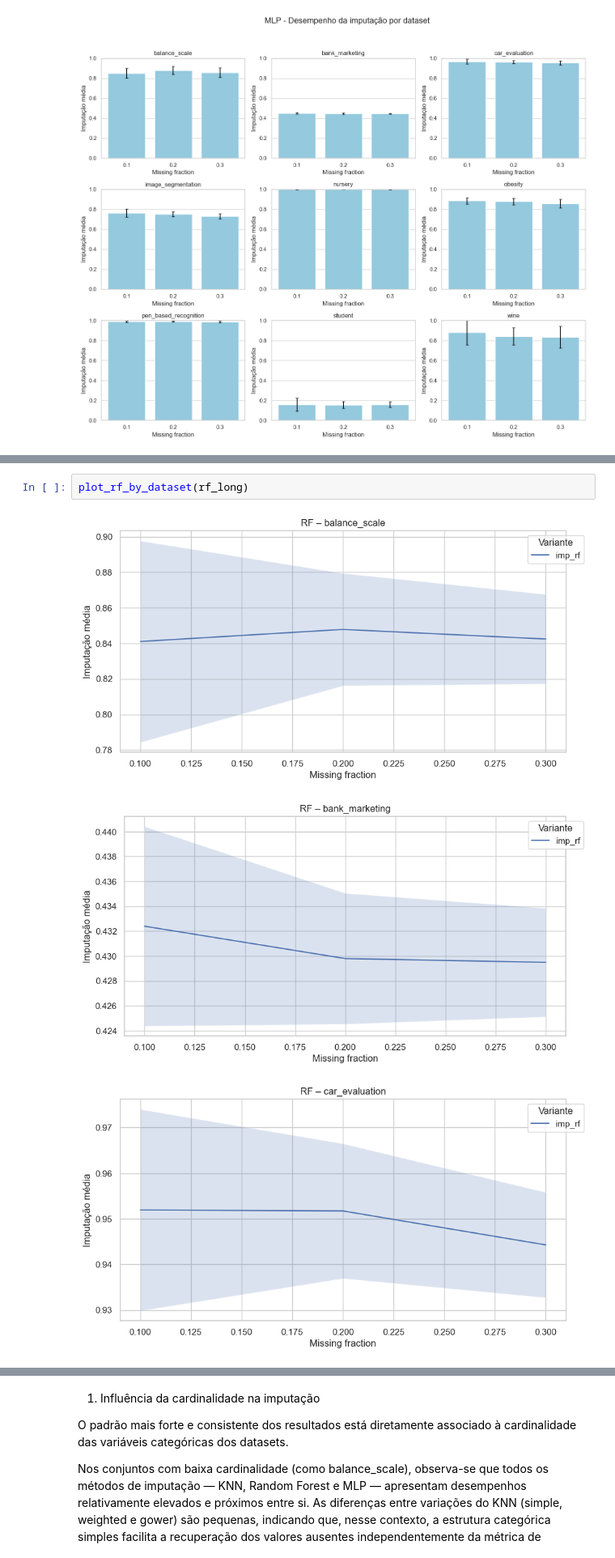
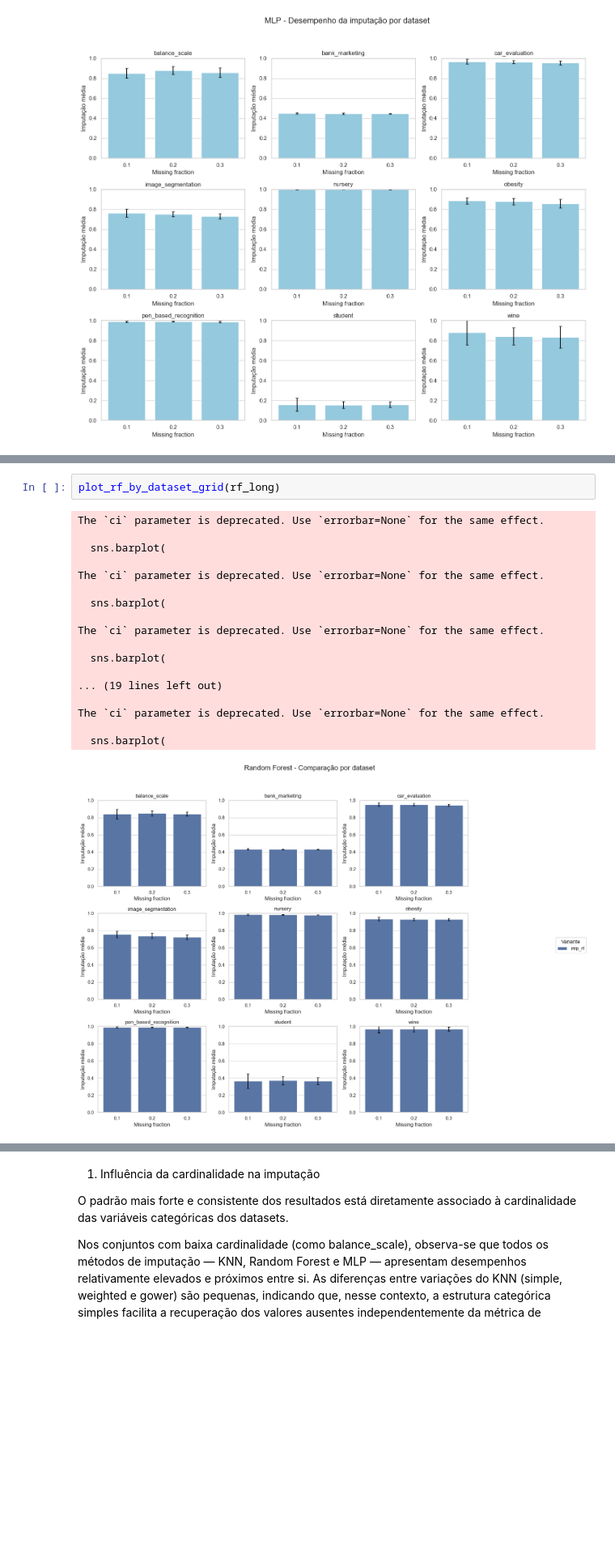
Before and after one commit to felipeat07/py_imputation, a Jupyter notebook: main/results/analise.ipynb, the cells around one changed output, grey strips where cells are left out. Shown at 81% size. Cells and saved outputs as stored; diff of their text form; blank space fills up the shorter version.

```diff
--- a/main/results/analise.ipynb
+++ b/main/results/analise.ipynb
@@ -672,6 +639,21 @@ def plot_rf_by_dataset(df):
 # %%
-plot_rf_by_dataset(rf_long)
+plot_rf_by_dataset_grid(rf_long)
 # %% [output]
+The `ci` parameter is deprecated. Use `errorbar=None` for the same effect.
+
+  sns.barplot(
+
+The `ci` parameter is deprecated. Use `errorbar=None` for the same effect.
+
+  sns.barplot(
+
+The `ci` parameter is deprecated. Use `errorbar=None` for the same effect.
+
+  sns.barplot(
+
+... (19 lines left out)
+
+The `ci` parameter is deprecated. Use `errorbar=None` for the same effect.
+
+  sns.barplot(
-[figure, old version]
+[figure, new version]
-[figure, removed]
-[figure, removed]
```
Also changed, not shown: parts of 12 cells of this notebook.
